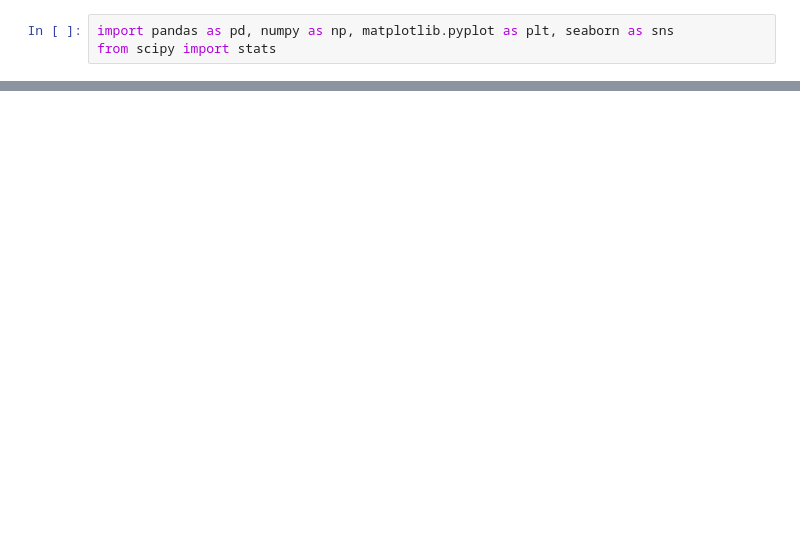
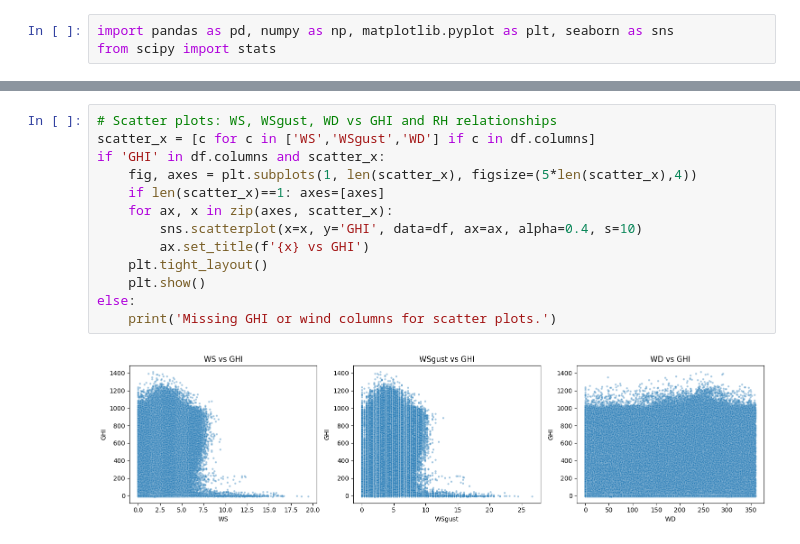
Before and after one commit to rahelabera/solar-challenge-week0, a Jupyter notebook: src/notebooks/benin_eda.ipynb, the cells around one changed output, grey strips where cells are left out. Drawn from its saved outputs; the diff is of its cells as text; blank space fills up the shorter version.

```diff
--- a/src/notebooks/benin_eda.ipynb
+++ b/src/notebooks/benin_eda.ipynb
@@ -24,0 +214,15 @@ plt.show()
+# %%
+# Scatter plots: WS, WSgust, WD vs GHI and RH relationships
+scatter_x = [c for c in ['WS','WSgust','WD'] if c in df.columns]
+if 'GHI' in df.columns and scatter_x:
+    fig, axes = plt.subplots(1, len(scatter_x), figsize=(5*len(scatter_x),4))
+    if len(scatter_x)==1: axes=[axes]
+    for ax, x in zip(axes, scatter_x):
+        sns.scatterplot(x=x, y='GHI', data=df, ax=ax, alpha=0.4, s=10)
+        ax.set_title(f'{x} vs GHI')
+    plt.tight_layout()
+    plt.show()
+else:
+    print('Missing GHI or wind columns for scatter plots.')
+# %% [output]
+[figure, added]
```
Also changed, not shown: parts of 23 cells of this notebook.
